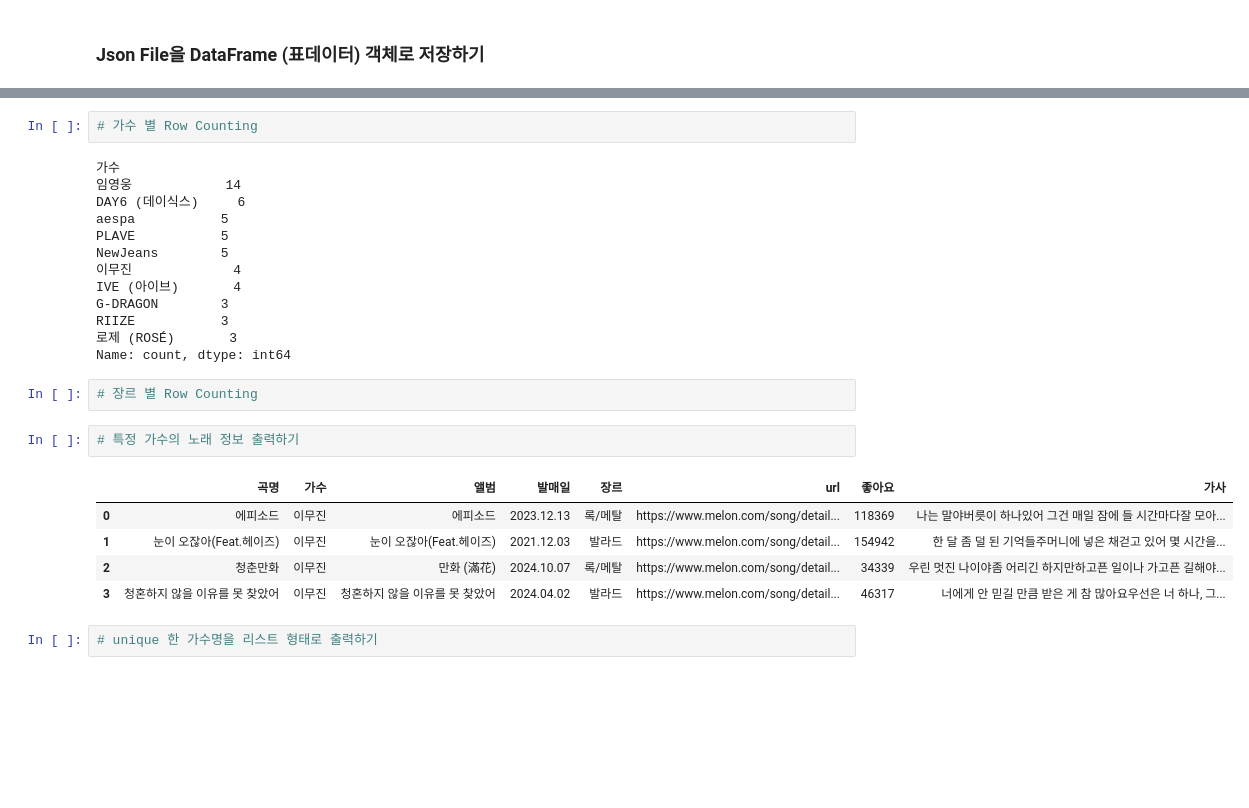
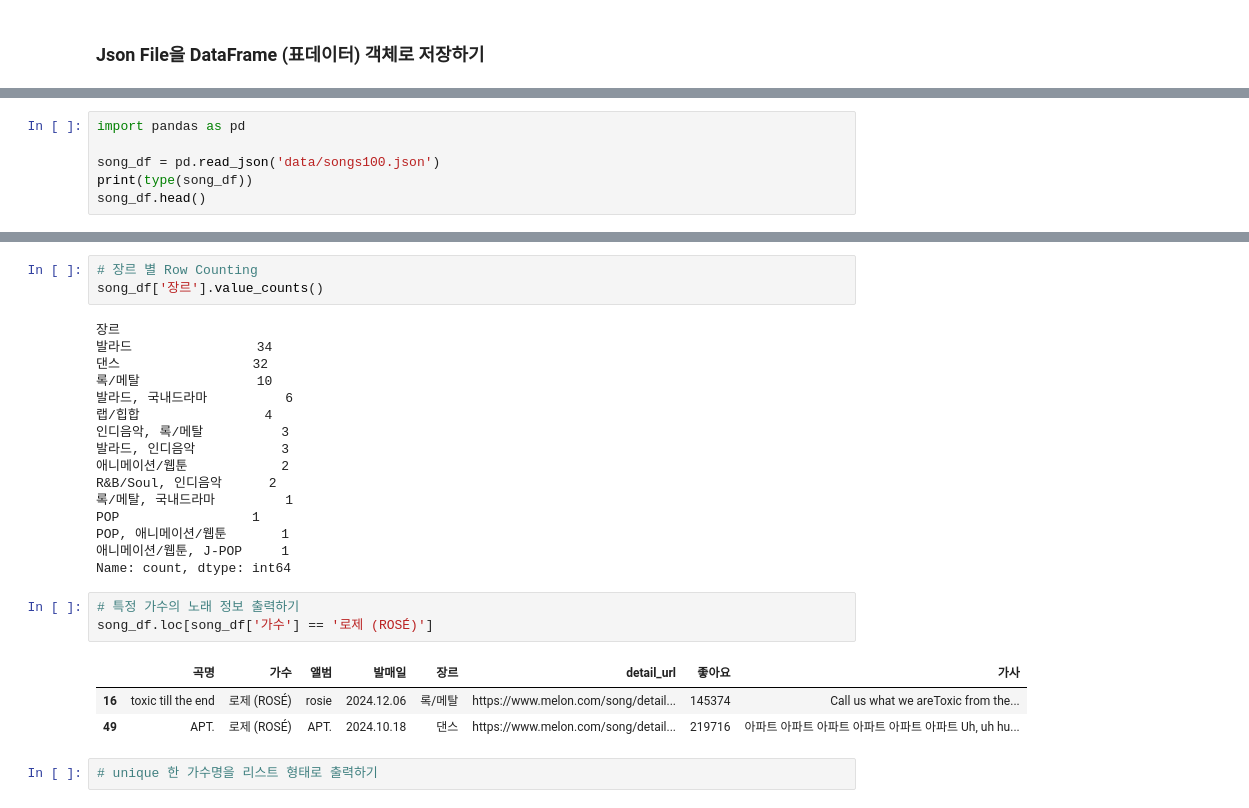
Before and after one commit to hyeonsq/Python_Webscraping_Anal, a Jupyter notebook: 04.Melon100차트_데이터파싱_DB저장.ipynb, the cells around one changed output, grey strips where cells are left out. Cells and saved outputs as stored; diff of their text form; blank space fills up the shorter version.

```diff
--- a/04.Melon100차트_데이터파싱_DB저장.ipynb
+++ b/04.Melon100차트_데이터파싱_DB저장.ipynb
@@ -180,0 +177,6 @@ song_list_df.head(3)
+# %%
+import pandas as pd
+
+song_df = pd.read_json('data/songs100.json')
+print(type(song_df))
+song_df.head()
@@ -181,28 +204,29 @@ song_list_df.head(3)
 # %%
-# 가수 별 Row Counting
+# 장르 별 Row Counting
+song_df['장르'].value_counts()
 # %% [output]
-가수
-임영웅            14
-DAY6 (데이식스)     6
-aespa           5
-PLAVE           5
-NewJeans        5
-이무진             4
-IVE (아이브)       4
-G-DRAGON        3
-RIIZE           3
-로제 (ROSÉ)       3
+장르
+발라드                34
+댄스                 32
+록/메탈               10
+발라드, 국내드라마          6
+랩/힙합                4
+인디음악, 록/메탈          3
+발라드, 인디음악           3
+애니메이션/웹툰            2
+R&B/Soul, 인디음악      2
+록/메탈, 국내드라마         1
+POP                 1
+POP, 애니메이션/웹툰       1
+애니메이션/웹툰, J-POP     1
 Name: count, dtype: int64
-# %%
-# 장르 별 Row Counting
 # %%
 # 특정 가수의 노래 정보 출력하기
+song_df.loc[song_df['가수'] == '로제 (ROSÉ)']
 # %% [output]
-|  | 곡명 | 가수 | 앨범 | 발매일 | 장르 | url | 좋아요 | 가사 |
-| 0 | 에피소드 | 이무진 | 에피소드 | 2023.12.13 | 록/메탈 | https://www.melon.com/song/detail... | 118369 | 나는 말야버릇이 하나있어 그건 매일 잠에 들 시간마다잘 모아... |
-| 1 | 눈이 오잖아(Feat.헤이즈) | 이무진 | 눈이 오잖아(Feat.헤이즈) | 2021.12.03 | 발라드 | https://www.melon.com/song/detail... | 154942 | 한 달 좀 덜 된 기억들주머니에 넣은 채걷고 있어 몇 시간을... |
-| 2 | 청춘만화 | 이무진 | 만화 (滿花) | 2024.10.07 | 록/메탈 | https://www.melon.com/song/detail... | 34339 | 우린 멋진 나이야좀 어리긴 하지만하고픈 일이나 가고픈 길해야... |
-| 3 | 청혼하지 않을 이유를 못 찾았어 | 이무진 | 청혼하지 않을 이유를 못 찾았어 | 2024.04.02 | 발라드 | https://www.melon.com/song/detail... | 46317 | 너에게 안 믿길 만큼 받은 게 참 많아요우선은 너 하나, 그... |
+|  | 곡명 | 가수 | 앨범 | 발매일 | 장르 | detail_url | 좋아요 | 가사 |
+| 16 | toxic till the end | 로제 (ROSÉ) | rosie | 2024.12.06 | 록/메탈 | https://www.melon.com/song/detail... | 145374 | Call us what we areToxic from the... |
+| 49 | APT. | 로제 (ROSÉ) | APT. | 2024.10.18 | 댄스 | https://www.melon.com/song/detail... | 219716 | 아파트 아파트 아파트 아파트 아파트 아파트 Uh, uh hu... |
 # %%
 # unique 한 가수명을 리스트 형태로 출력하기
 # %% [output]
```
Also changed, not shown: parts of 4 cells of this notebook, 2 other files.
